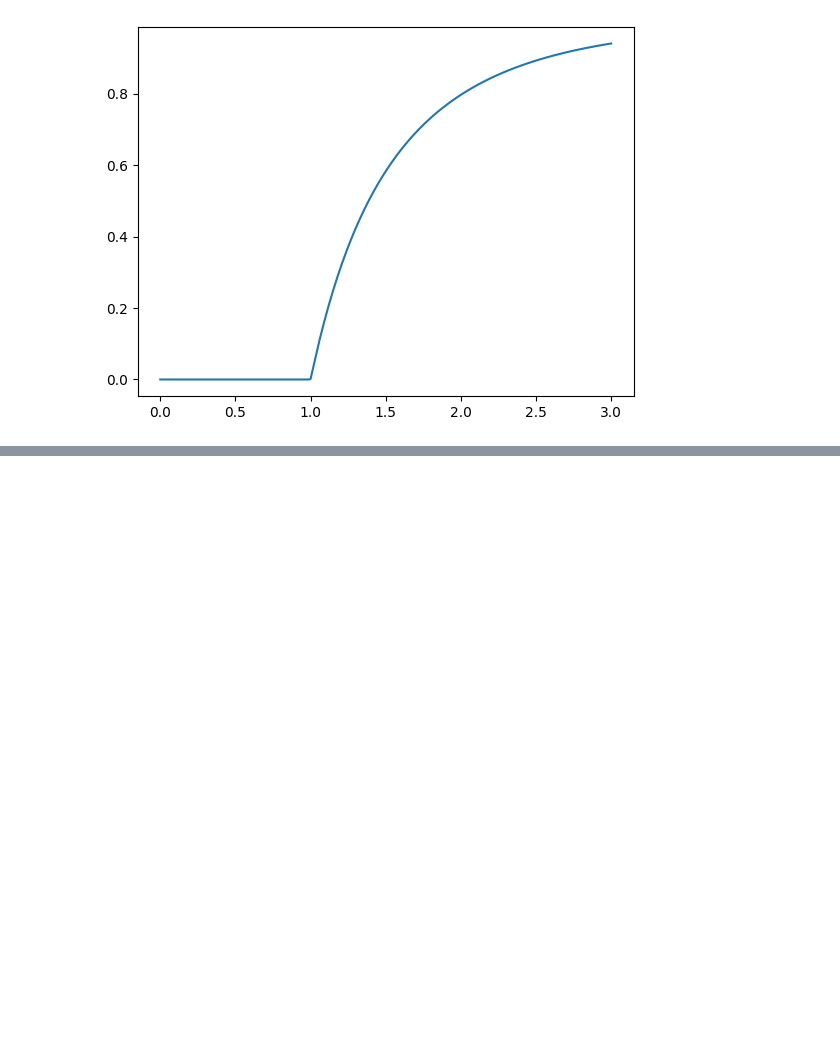
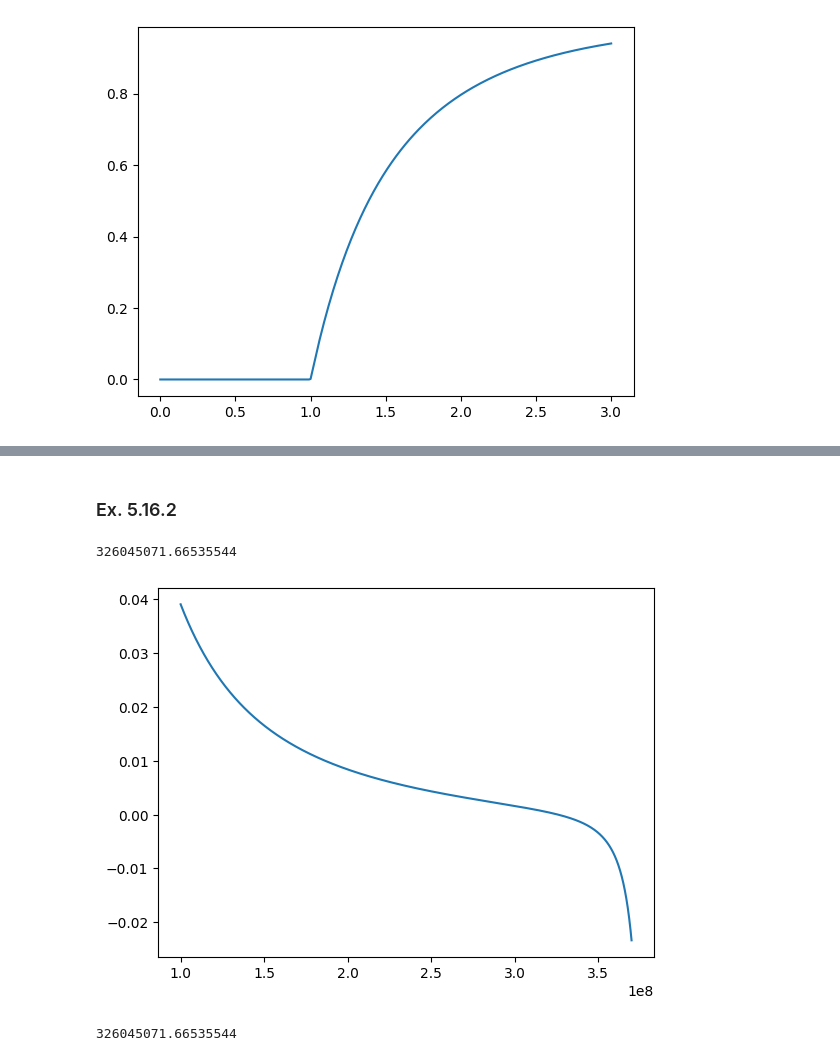
Before and after one commit to KonoEmllikDa/Fisica-Computacional, a Jupyter notebook: Física Computacional.ipynb, the cells around one changed output, grey strips where cells are left out. Saved outputs shown, nothing was run; the diff lists cells and outputs as text; code cells hidden in the pictures; blank space fills up the shorter version.

```diff
--- a/Física Computacional.ipynb
+++ b/Física Computacional.ipynb
@@ -1146,0 +1412,15 @@ plotfunc(0,3,301,lambda c : relaxation(lambda x: 1-np.exp(-c*x),1e-6))
+# %% [markdown]
+### Ex. 5.16.2
+# %%
+G = 6.674e-11
+M = 5.974e24
+m = 7.348e22
+R = 3.844e8
+omega = 2.662e-6
+t = np.linspace(1e8,3.7e8,10000)
+plt.plot(t,G*M/(t**2)-G*m/((R-t)**2)-omega**2*t)
+
+NewtonMethod(lambda r: G*M/r**2-G*m/(R-r)**2-omega**2*r,3e8,1e-5)
+# %% [output]
+326045071.66535544
+[figure, added]
@@ -1146,0 +1433,4 @@ plotfunc(0,3,301,lambda c : relaxation(lambda x: 1-np.exp(-c*x),1e-6))
+# %%
+SecantMethod(lambda r: G*M/r**2-G*m/(R-r)**2-omega**2*r,2e8,3e8,1e-5)
+# %% [output]
+326045071.66535544
```
Also changed, not shown: parts of 41 cells of this notebook.
